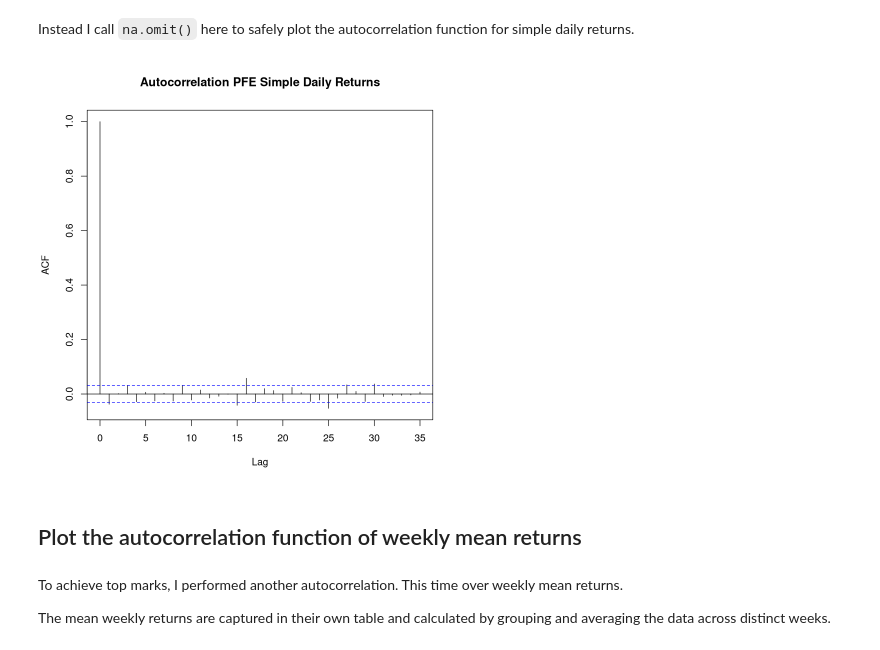
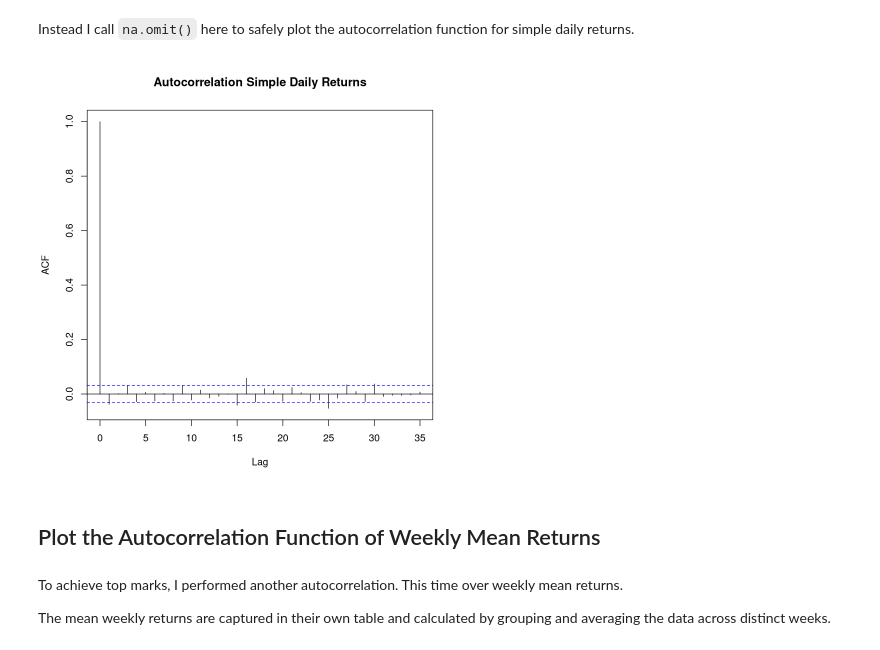
Before and after one commit to mg825/R_Assignment_1, a Jupyter notebook: Assignment-3/code3.ipynb, the cells around one changed output. Drawn from its saved outputs; the diff is of its cells as text; code cells hidden in the pictures.

```diff
--- a/Assignment-3/code3.ipynb
+++ b/Assignment-3/code3.ipynb
@@ -105,13 +105,13 @@ A data.table: 6 × 5
 # %% [markdown]
 Instead I call `na.omit()` here to safely plot the autocorrelation function for simple daily returns.
 # %%
-#| fig-cap: "Autocorrelation PFE Simple Daily Returns"
+#| fig-cap: "Autocorrelation Simple Daily Returns"
 acf(na.omit(data_pfe$simple_d_r),
-    main = "Autocorrelation PFE Simple Daily Returns")
+    main = "Autocorrelation Simple Daily Returns")
 # %% [output]
-[figure, old version]
+[figure, new version]
 # %% [markdown]
-## Plot the autocorrelation function of weekly mean returns
+## Plot the Autocorrelation Function of Weekly Mean Returns
 # %% [markdown]
 To achieve top marks, I performed another autocorrelation. This time over weekly mean returns.
 
```
Also changed, not shown: parts of 21 cells of this notebook, 1 other file.
